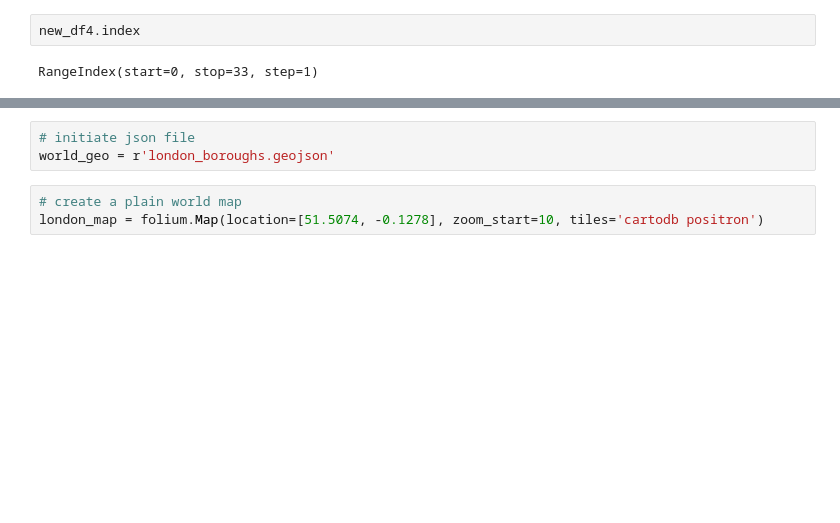
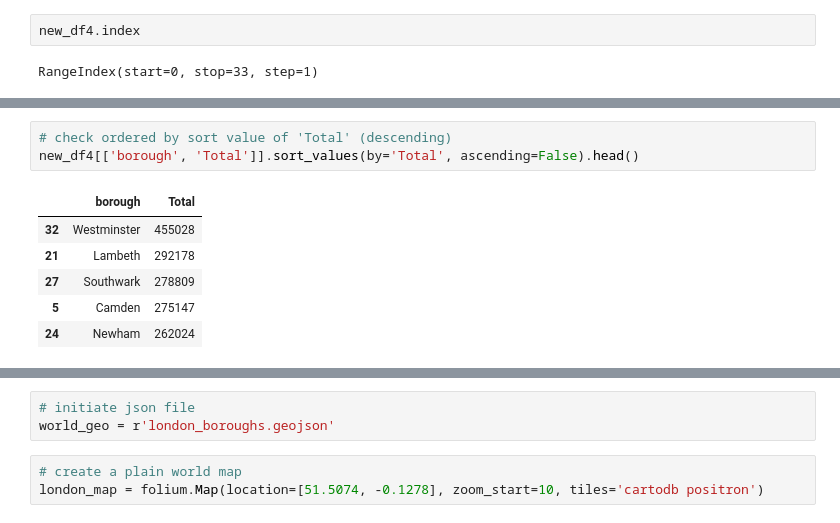
Before and after one commit to fwaafnn/Assigment1_DataVisualization, a Jupyter notebook: PYTN_Assg_1_5_AfwaAfini.ipynb, the cells around one changed output, grey strips where cells are left out. Drawn from its saved outputs; the diff is of its cells as text; blank space fills up the shorter version.

```diff
--- a/PYTN_Assg_1_5_AfwaAfini.ipynb
+++ b/PYTN_Assg_1_5_AfwaAfini.ipynb
@@ -558,0 +567,10 @@ new_df4['Total'] = new_df4.loc[:, 2008:2016].sum(axis=1)
+# %%
+# check ordered by sort value of 'Total' (descending)
+new_df4[['borough', 'Total']].sort_values(by='Total', ascending=False).head()
+# %% [output]
+|  | borough | Total |
+| 32 | Westminster | 455028 |
+| 21 | Lambeth | 292178 |
+| 27 | Southwark | 278809 |
+| 5 | Camden | 275147 |
+| 24 | Newham | 262024 |
```
Also changed, not shown: parts of 4 cells of this notebook.
